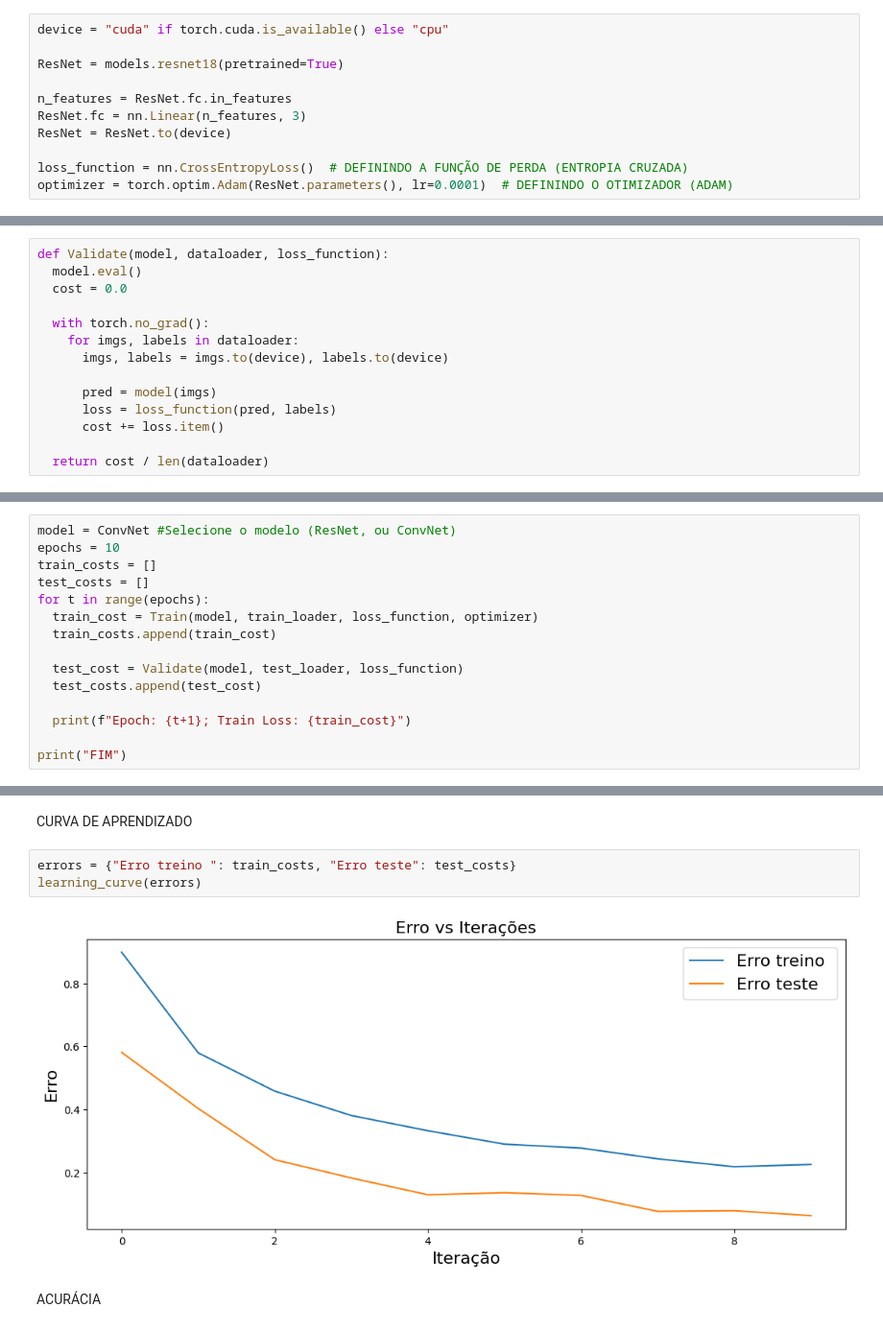
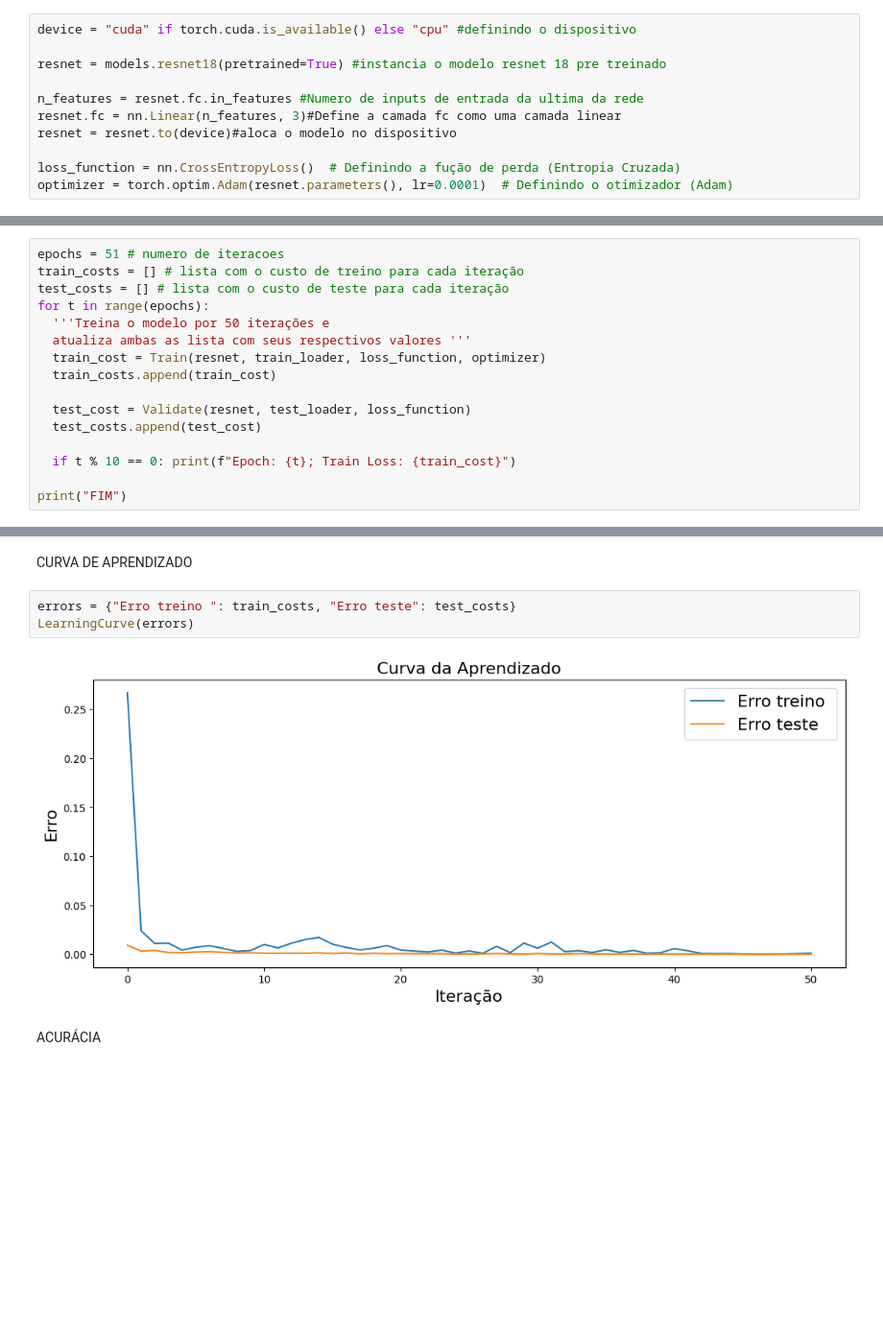
Before and after one commit to ronaldnunes/Fruits-classification-w-pytorch, a Jupyter notebook: FruitsCNN.ipynb, the cells around one changed output, grey strips where cells are left out. Shown: that part at 96% size. Saved outputs shown, nothing was run; the diff lists cells and outputs as text; blank space fills up the shorter version.

```diff
--- a/FruitsCNN.ipynb
+++ b/FruitsCNN.ipynb
@@ -102,14 +298,14 @@ optimizer = torch.optim.Adam(ConvNet.parameters(), lr=0.0001)  # DEFININDO O OTI
 # %% [markdown]
 # CONTRUINDO UM MODELO RESNET
 # %%
-device = "cuda" if torch.cuda.is_available() else "cpu"
+device = "cuda" if torch.cuda.is_available() else "cpu" #definindo o dispositivo
 
-ResNet = models.resnet18(pretrained=True)
+resnet = models.resnet18(pretrained=True) #instancia o modelo resnet 18 pre treinado
 
-n_features = ResNet.fc.in_features
-ResNet.fc = nn.Linear(n_features, 3)
-ResNet = ResNet.to(device)
+n_features = resnet.fc.in_features #Numero de inputs de entrada da ultima da rede
+resnet.fc = nn.Linear(n_features, 3)#Define a camada fc como uma camada linear
+resnet = resnet.to(device)#aloca o modelo no dispositivo
 
-loss_function = nn.CrossEntropyLoss()  # DEFININDO A FUNÇÃO DE PERDA (ENTROPIA CRUZADA)
-optimizer = torch.optim.Adam(ResNet.parameters(), lr=0.0001)  # DEFININDO O OTIMIZADOR (ADAM)
+loss_function = nn.CrossEntropyLoss()  # Definindo a fução de perda (Entropia Cruzada)
+optimizer = torch.optim.Adam(resnet.parameters(), lr=0.0001)  # Definindo o otimizador (Adam)
 # %% [markdown]
@@ -139,14 +312,0 @@ FUNÇÃO DE VALIDAÇAO
-# %%
-def Validate(model, dataloader, loss_function):
-  model.eval()
-  cost = 0.0
-
-  with torch.no_grad():
-    for imgs, labels in dataloader:
-      imgs, labels = imgs.to(device), labels.to(device)
-
-      pred = model(imgs)
-      loss = loss_function(pred, labels)
-      cost += loss.item()
-
-  return cost / len(dataloader)
@@ -191,15 +315,16 @@ TREINANDO A NOSSA REDE CONVOLUCIONAL
 # %%
-model = ConvNet #Selecione o modelo (ResNet, ou ConvNet)
-epochs = 10
-train_costs = []
-test_costs = []
+epochs = 51 # numero de iteracoes
+train_costs = [] # lista com o custo de treino para cada iteração
+test_costs = [] # lista com o custo de teste para cada iteração
 for t in range(epochs):
-  train_cost = Train(model, train_loader, loss_function, optimizer)
+  '''Treina o modelo por 50 iterações e
+  atualiza ambas as lista com seus respectivos valores '''
+  train_cost = Train(resnet, train_loader, loss_function, optimizer)
   train_costs.append(train_cost)
 
-  test_cost = Validate(model, test_loader, loss_function)
+  test_cost = Validate(resnet, test_loader, loss_function)
   test_costs.append(test_cost)
 
-  print(f"Epoch: {t+1}; Train Loss: {train_cost}")
+  if t % 10 == 0: print(f"Epoch: {t}; Train Loss: {train_cost}")
 
 print("FIM")
@@ -207,9 +340,9 @@ print("FIM")
 CURVA DE APRENDIZADO
 # %%
 errors = {"Erro treino ": train_costs, "Erro teste": test_costs}
-learning_curve(errors)
+LearningCurve(errors)
 # %% [output]
-[figure, old version]
+[figure, new version]
 # %% [markdown]
 ACURÁCIA
 # %%
```
Also changed, not shown: parts of 52 cells of this notebook.
